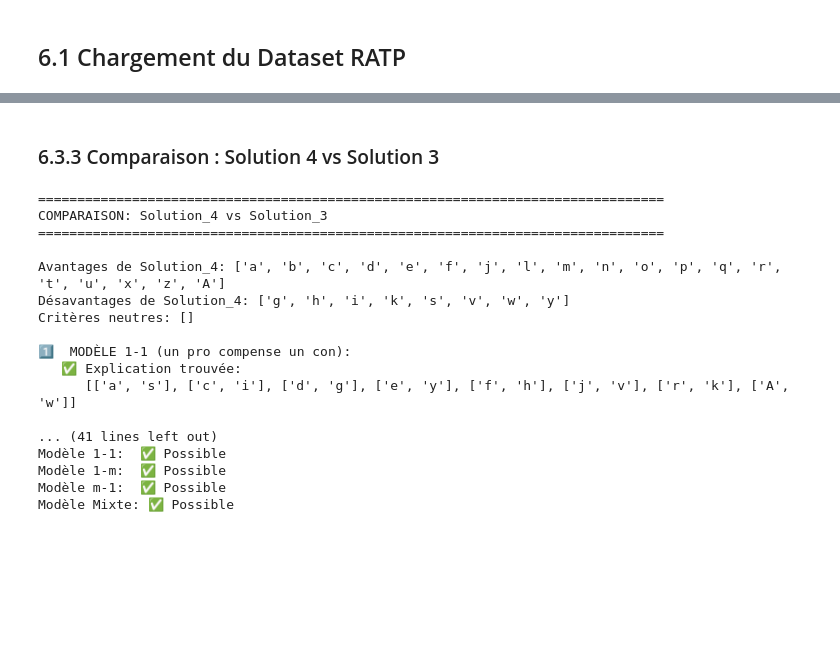
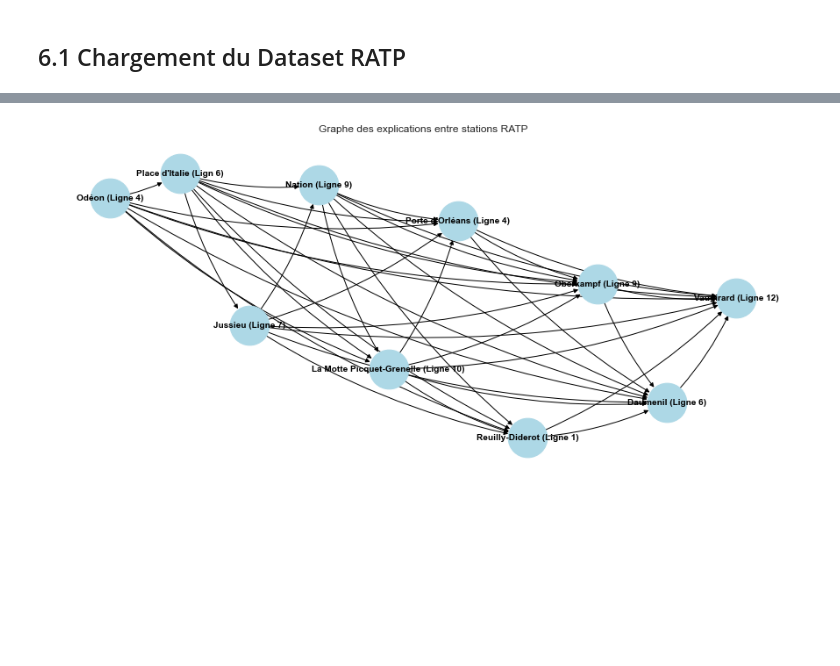
Before and after one commit to Corentin-lasne/systeme_de_decision, a Jupyter notebook: Project-trade_off.ipynb, the cells around one changed output, grey strips where cells are left out. Drawn from its saved outputs; the diff is of its cells as text; code cells hidden in the pictures; blank space fills up the shorter version.

Commit message:
Modification RATP dataset exploitation

```diff
--- a/Project-trade_off.ipynb
+++ b/Project-trade_off.ipynb
@@ -2893,23 +1811,41 @@ Modèle Mixte: ✅ Possible
-# %% [markdown]
-### 6.3.3 Comparaison : Solution 4 vs Solution 3
-# %%
-# Comparaison Solution 4 vs Solution 3
-result_data27_0_2 = analyser_comparaison_data27(3, 2, df_data27_clean, poids_data27, criteres_names)
-# %% [output]
-================================================================================
-COMPARAISON: Solution_4 vs Solution_3
-================================================================================
-
-Avantages de Solution_4: ['a', 'b', 'c', 'd', 'e', 'f', 'j', 'l', 'm', 'n', 'o', 'p', 'q', 'r', 't', 'u', 'x', 'z', 'A']
-Désavantages de Solution_4: ['g', 'h', 'i', 'k', 's', 'v', 'w', 'y']
-Critères neutres: []
-
-1️⃣  MODÈLE 1-1 (un pro compense un con):
-   ✅ Explication trouvée:
-      [['a', 's'], ['c', 'i'], ['d', 'g'], ['e', 'y'], ['f', 'h'], ['j', 'v'], ['r', 'k'], ['A', 'w']]
-
-... (41 lines left out)
-Modèle 1-1:  ✅ Possible
-Modèle 1-m:  ✅ Possible
-Modèle m-1:  ✅ Possible
-Modèle Mixte: ✅ Possible
+# %%
+colonnes_criteres_ratp = [col for col in df_ratp.columns if col != 'Metro station']
+graphe_explications_ratp = []
+
+for i in range(len(df_ratp_scores)-1):
+    for j in range(i+1, len(df_ratp_scores)):
+        existance_explanations, detail = analyser_comparaison_stations_ratp(i, j, df_ratp_scores, poids_dict, colonnes_criteres_ratp)
+        if existance_explanations:
+            graphe_explications_ratp.append({f"{df_ratp_scores.iloc[i]['Metro station']} vs {df_ratp_scores.iloc[j]['Metro station']}" : detail})
+
+# print("\n" + "="*80)
+# print("RÉSUMÉ DES COMPARAISONS AVEC EXPLICATIONS")
+# print("="*80)
+# for comparaison in graphe_explications_ratp:
+#     for clef, valeur in comparaison.items():
+#         print(f"\nComparaison: {clef}")
+#         for k, v in valeur.items():
+#             print(f"  {k}: {v}")
+# %%
+# Maintenant, grâce à graphe_explication_ratp, afficher un graphe dirigé où les noeuds sont les stations et les arêtes traduisent l'existance d'une explication entre les deux stations avec pour noeud de départ la station préférée et pour noeud d'arrivée l'autre
+# J'aimerai que les noeuds se situent de gauche à droite en fonction de leur rang dans leur classement mais pas complètement alignés sinon on ne va pas voir les arêtes. Aussi les arêtes peuvent êtres incurvés.
+import networkx as nx
+import matplotlib.pyplot as plt
+G = nx.DiGraph()
+for comparaison in graphe_explications_ratp:
+    for clef, valeur in comparaison.items():
+        station_1 = valeur['Station 1']
+        station_2 = valeur['Station 2']
+        nom_s1 = df_ratp_scores.iloc[station_1]['Metro station']
+        nom_s2 = df_ratp_scores.iloc[station_2]['Metro station']
+        G.add_edge(nom_s1, nom_s2)
+
+pos = {}
+for idx, station in enumerate(df_ratp_scores['Metro station']):
+    pos[station] = (idx, np.random.rand())  # x = rang, y = position aléatoire pour éviter l'alignement strict
+plt.figure(figsize=(12, 8))
+nx.draw(G, pos, with_labels=True, arrows=True, node_size=2000, node_color='lightblue', font_size=10, font_weight='bold', connectionstyle='arc3,rad=0.1')
+plt.title("Graphe des explications entre stations RATP")
+plt.show()
+# %% [output]
+[figure, added]
```
Also changed, not shown: parts of 93 cells of this notebook.
